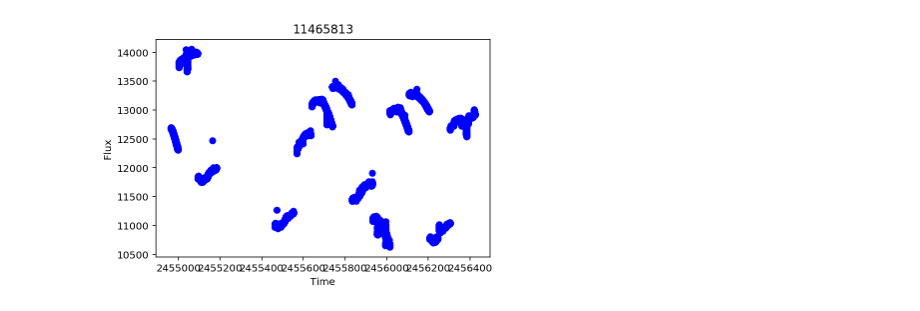
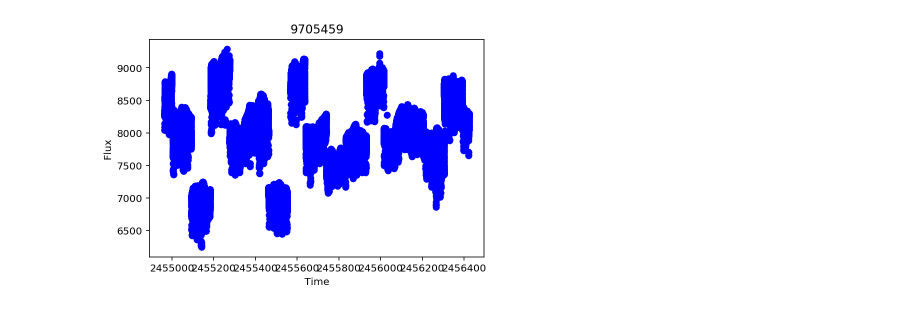
Before and after one commit to bmorris3/salter, a Jupyter notebook: show_lc.ipynb, the cells around one changed output. Saved outputs shown, nothing was run; the diff lists cells and outputs as text; code cells hidden in the pictures.

```diff
--- a/show_lc.ipynb
+++ b/show_lc.ipynb
@@ -7,9 +7,10 @@ import matplotlib.pyplot as plt
 # %%
 import h5py
 hdf5_file = h5py.File("data/light_curves.hdf5", 'r')
 
-lc = LightCurve.from_hdf5(hdf5_file, 11465813)
+kic_number = 9705459
+lc = LightCurve.from_hdf5(hdf5_file, kic_number)
 
 lc.plot()
 # %% [output]
-[figure, old version]
+[figure, new version]
```
Also changed, not shown: parts of 4 cells of this notebook, 3 other files.
